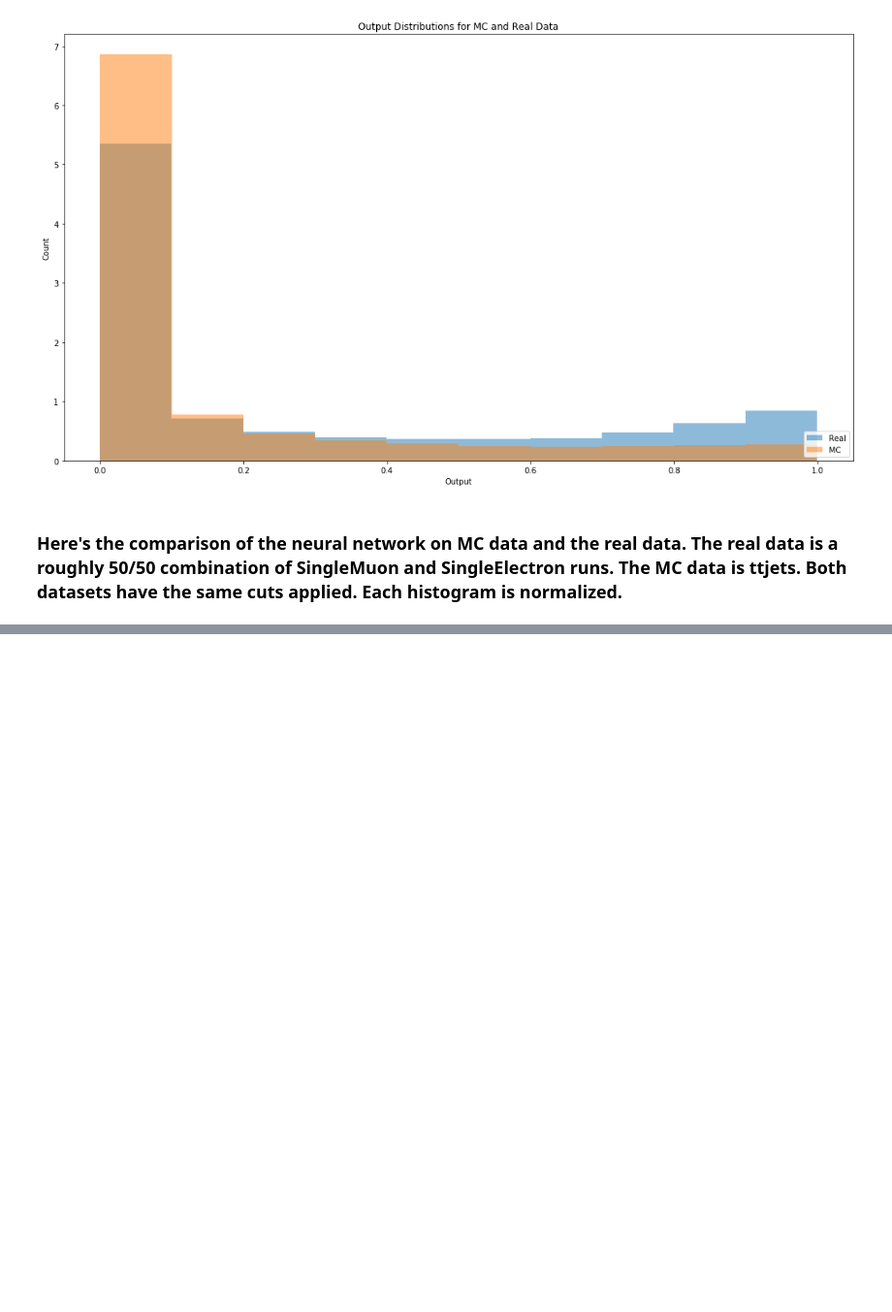
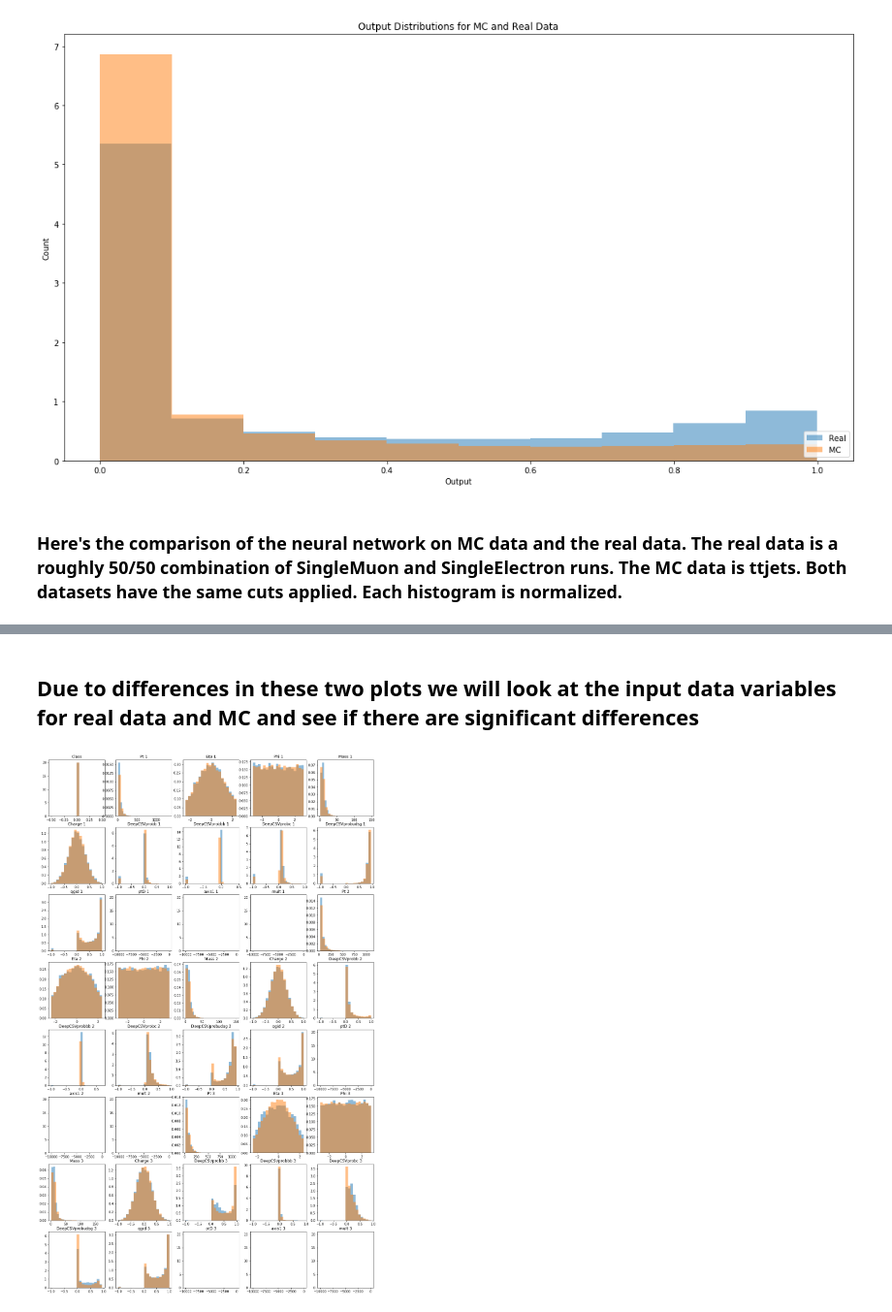
Before and after one commit to mdkdrnevich/DeepHadTopTagger, a Jupyter notebook: ModelEvaluation/model_analysis.ipynb, the cells around one changed output, grey strips where cells are left out. Shown at 97% size. Saved outputs shown, nothing was run; the diff lists cells and outputs as text; code cells hidden in the pictures; blank space fills up the shorter version.

```diff
--- a/ModelEvaluation/model_analysis.ipynb
+++ b/ModelEvaluation/model_analysis.ipynb
@@ -1258,0 +1261,47 @@ fig.set_size_inches(18, 10)
+# %% [markdown]
+## Due to differences in these two plots we will look at the input data variables for real data and MC and see if there are significant differences
+# %%
+RAW_HEADER = ["Class"] + list(itertools.chain.from_iterable(
+    [[n.format(i) for n in
+      ["Pt {}", "Eta {}", "Phi {}", "Mass {}", "Charge {}", "DeepCSVprobb {}", "DeepCSVprobbb {}", "DeepCSVprobc {}",
+       "DeepCSVprobudsg {}", "qgid {}", "ptD {}", "axis1 {}", "mult {}"]]
+     for i in range(1, 4)]))
+
+HEADER = RAW_HEADER + list(itertools.chain.from_iterable(
+    [[n.format(x) for n in
+      ["{} Pt", "{} Mass", "{} CSV", "{} CvsL", "{} CvsB", "{} ptD", "{} axis1", "{} mult"]]
+     for x in ['b', 'Wj1', 'Wj2']]))
+
+HEADER += ["b+Wj1 deltaR", "b+Wj1 Mass", "b+Wj2 deltaR", "b+Wj2 Mass", "W deltaR", "W Mass", "b+W deltaR", "Top Mass"]
+# %%
+real_data_electron = pd.read_csv("electron_TreeWithCuts.csv", header=None, names=HEADER)
+MC_data_electron = pd.read_csv("ttjets_TreeWithElectronCuts.csv", header=None, names=HEADER)
+real_data_muon = pd.read_csv("muon_TreeWithCuts.csv", header=None, names=HEADER)
+MC_data_muon = pd.read_csv("ttjets_TreeWithMuonCuts.csv", header=None, names=HEADER)
+# %%
+# Plots of many variables.....
+def make_loads_of_plots(xdim, ydim, data1, data2, bins, variables, data1_name="data1", data2_name="data2"):
+    base_num = xdim*100 + ydim*10
+    total = xdim*ydim
+    fig, ax = plt.subplots(xdim, ydim)
+
+    length1 = data1.shape[0]
+    length2 = data2.shape[0]
+    cutoff = min(length1, length2)
+    for i in xrange(xdim):
+        for j in xrange(ydim):
+            ax[i,j].hist(data1[variables[i*ydim + j]], alpha=0.5, bins=bins, label=data1_name, density=True)
+            ax[i,j].hist(data2[variables[i*ydim + j]], alpha=0.5, bins=bins, label=data2_name, density=True)
+            #h = ax[i,j].hist2d(data1[variables[i*ydim + j]][:cutoff], data2[variables[i*ydim + j]][:cutoff], bins=bins, norm=LogNorm())
+            #ax[i,j].set_xlabel(data1_name)
+            #ax[i,j].set_ylabel(data2_name)
+            ax[i,j].set_title(variables[i*ydim + j])
+            #plt.colorbar(h[3], ax=ax[i,j])
+
+    #plt.suptitle("Plot".format(', '.join(variables)), fontsize=20)
+    fig.set_size_inches(6*3, 10*3)
+# %%
+make_loads_of_plots(8, 5, real_data_electron, MC_data_electron, 20,
+                    RAW_HEADER, data1_name="Real e", data2_name="MC e")
+# %% [output]
+[figure, added]
```
Also changed, not shown: parts of 4 cells of this notebook, 1 other file.
